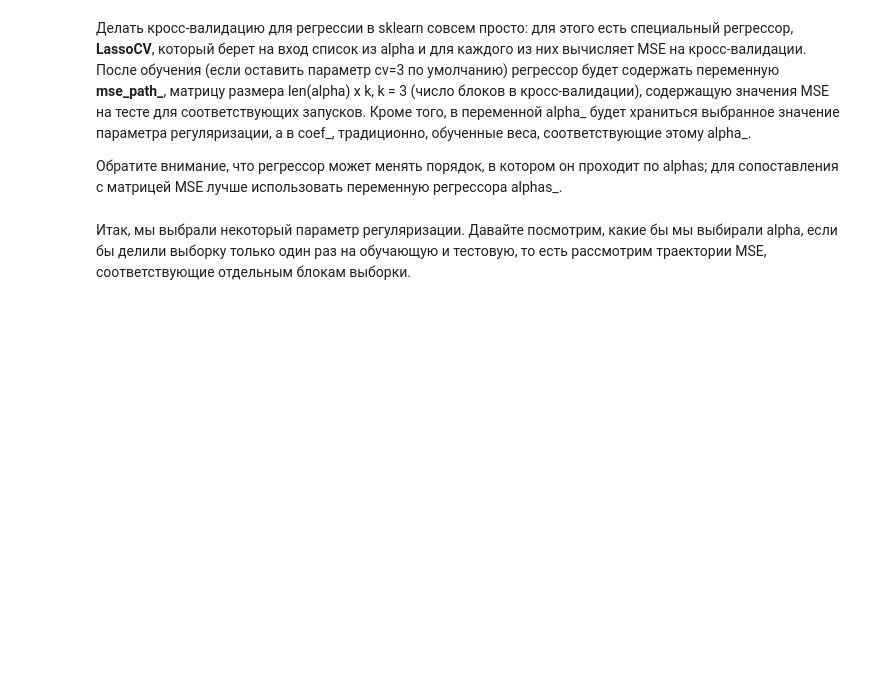
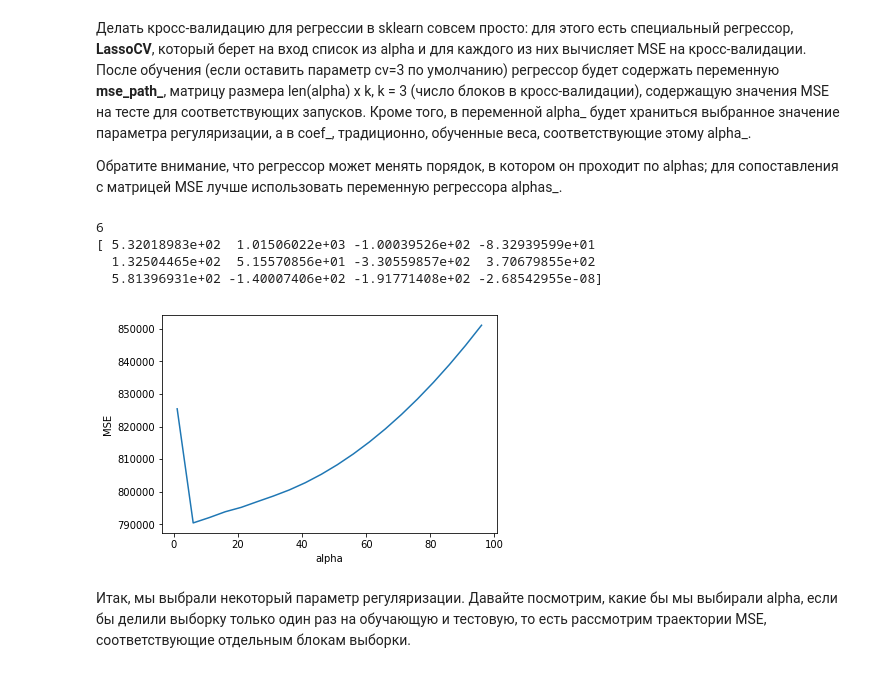
Before and after one commit to AndreyEzhov/coursera_ML, a Jupyter notebook: Step2/Week2/OverfittingTask.ipynb, the cells around one changed output. Drawn from its saved outputs; the diff is of its cells as text; code cells hidden in the pictures; blank space fills up the shorter version.

```diff
--- a/Step2/Week2/OverfittingTask.ipynb
+++ b/Step2/Week2/OverfittingTask.ipynb
@@ -149,3 +149,12 @@ from sklearn.linear_model import LinearRegression
 # (веса хранятся в переменной coef_ класса регрессора).
 # Можно выводить пары (название признака, вес), воспользовавшись функцией zip, встроенной в язык python
 # Названия признаков хранятся в переменной df.columns
+
+train_data = X
+train_labels = y
+
+linear_regressor = LinearRegression()
+linear_regressor.fit(train_data, train_labels)
+
+for column, value in zip(df.columns, linear_regressor.coef_):
+    print('{0} {1}'.format(column, value))
@@ -168,3 +190,9 @@ from sklearn.linear_model import Lasso, Ridge
 # %%
 # Код 2.2 (0.5 балла)
 # Обучите линейную модель с L1-регуляризацией и выведите веса
+
+ridge_classifier = Ridge()
+ridge_classifier.fit(train_data, train_labels)
+
+for column, value in zip(df.columns, ridge_classifier.coef_):
+    print('{0} {1}'.format(column, value))
@@ -171,3 +212,9 @@ from sklearn.linear_model import Lasso, Ridge
 # %%
 # Код 2.3 (0.5 балла)
 # Обучите линейную модель с L2-регуляризацией и выведите веса
+
+lasso_classifier = Lasso()
+lasso_classifier.fit(train_data, train_labels)
+
+for column, value in zip(df.columns, lasso_classifier.coef_):
+    print('{0} {1}'.format(column, value))
@@ -182,6 +242,14 @@ from sklearn.linear_model import Lasso, Ridge
 alphas = np.arange(1, 500, 50)
 coefs_lasso = np.zeros((alphas.shape[0], X.shape[1])) # матрица весов размера (число регрессоров) x (число признаков)
 coefs_ridge = np.zeros((alphas.shape[0], X.shape[1]))
+for index, alpha in enumerate(alphas):
+    ridge_classifier = Ridge(alpha=alpha)
+    ridge_classifier.fit(train_data, train_labels)
+    coefs_ridge[index] = ridge_classifier.coef_
+    lasso_classifier = Lasso(alpha=alpha)
+    lasso_classifier.fit(train_data, train_labels)
+    coefs_lasso[index] = lasso_classifier.coef_
+
 # Для каждого значения коэффициента из alphas обучите регрессор Lasso
 # и запишите веса в соответствующую строку матрицы coefs_lasso (вспомните встроенную в python функцию enumerate),
 # а затем обучите Ridge и запишите веса в coefs_ridge.
@@ -232,9 +304,24 @@ from sklearn.linear_model import LassoCV
 # %%
 # Код 3.2 (1 балл)
 # Обучите регрессор LassoCV на всех параметрах регуляризации из alpha
 # Постройте график _усредненного_ по строкам MSE в зависимости от alpha.
 # Выведите выбранное alpha, а также пары "признак-коэффициент" для обученного вектора коэффициентов
 alphas = np.arange(1, 100, 5)
+lasso_classifier_CV = LassoCV(alphas=alphas)
+lasso_classifier_CV.fit(train_data, train_labels)
+
+plt.plot(lasso_classifier_CV.alphas_, np.mean(lasso_classifier_CV.mse_path_, 1))
+plt.xlabel("alpha")
+plt.ylabel("MSE")
+
+print(lasso_classifier_CV.alpha_)
+print(lasso_classifier_CV.coef_)
+# %% [output]
+6
+[ 5.32018983e+02  1.01506022e+03 -1.00039526e+02 -8.32939599e+01
+  1.32504465e+02  5.15570856e+01 -3.30559857e+02  3.70679855e+02
+  5.81396931e+02 -1.40007406e+02 -1.91771408e+02 -2.68542955e-08]
+[figure, added]
 # %% [markdown]
 Итак, мы выбрали некоторый параметр регуляризации. Давайте посмотрим, какие бы мы выбирали alpha, если бы делили выборку только один раз на обучающую и тестовую, то есть рассмотрим траектории MSE, соответствующие отдельным блокам выборки.
 # %%
```
Also changed, not shown: parts of 7 cells of this notebook, 6 other files.
